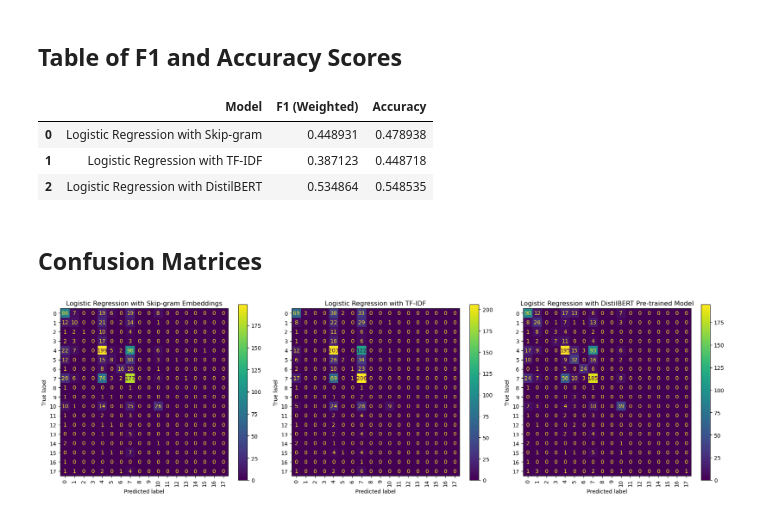
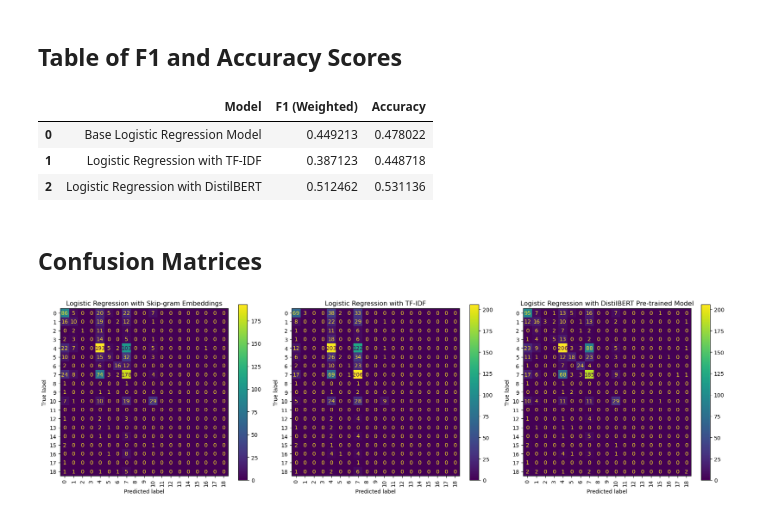
Before and after one commit to dannu444/4nl3-movie-genre-classifier, a Jupyter notebook: models/logistic-regression/logistic-regression-model.ipynb, the cells around one changed output. Cells and saved outputs as stored; diff of their text form; code cells hidden in the pictures.

```diff
--- a/models/logistic-regression/logistic-regression-model.ipynb
+++ b/models/logistic-regression/logistic-regression-model.ipynb
@@ -169,19 +191,18 @@ model_params = {
     'seed': 42,
     'epochs': 30,
 }
-w2v_model = Word2Vec(sentences=tokenized_plot_descriptions, sg=model_params['sg'], vector_size=model_params['vector_size'], window=model_params['window'], min_count=model_params['min_count'], workers=model_params['workers'], seed=model_params['seed'], epochs=model_params['epochs'])
+w2v_embedding_model = Word2Vec(sentences=tokenized_plot_descriptions, sg=model_params['sg'], vector_size=model_params['vector_size'], window=model_params['window'], min_count=model_params['min_count'], workers=model_params['workers'], seed=model_params['seed'], epochs=model_params['epochs'])
 
 ## -- Get Doc Embeddings Vectors -- ##
 def get_doc_vectors(tokens, model):
-    doc_vecs = [w2v_model.wv[word] for word in tokens if word in w2v_model.wv]
+    doc_vecs = [w2v_embedding_model.wv[word] for word in tokens if word in w2v_embedding_model.wv]
     if not doc_vecs:
         return np.zeros(model.vector_size)
     return np.mean(doc_vecs, axis=0)
 
 ## -- Get X and y data -- ##
-X_w2v = np.array([get_doc_vectors(texts, w2v_model) for texts in tokenized_plot_descriptions])
+X_w2v = np.array([get_doc_vectors(texts, w2v_embedding_model) for texts in tokenized_plot_descriptions])
 y_w2v = np.array(genres)
-
 
 ## -- Train/Test Split -- ##
 X_train_w2v, X_test_w2v, y_train_w2v, y_test_w2v, train_indices, test_indices = train_test_split(X_w2v, y_w2v, np.arange(len(X_w2v)), test_size=0.2, random_state=42)
@@ -319,5 +340,6 @@ Accuracy Score: 0.44871794871794873
 PRETRAINED_MODEL_NAME = "distilbert-base-cased"
 
 tokenizer_pre_1 = AutoTokenizer.from_pretrained(PRETRAINED_MODEL_NAME)
-model_pre_1 = AutoModelForSequenceClassification.from_pretrained(PRETRAINED_MODEL_NAME, num_labels=19)
+bert_model = AutoModel.from_pretrained(PRETRAINED_MODEL_NAME).to("cuda")
+bert_model.eval()
 # %% [output]
@@ -395,13 +401,5 @@ Label Mapping: {'Action': 0, 'Adventure': 1, 'Animation': 2, 'Children': 3, 'Com
 # %%
-# Training arguments for Pre-trained Model 1
-
-training_args_pre_1 = TrainingArguments(output_dir="./training_checkpoints/distilbert-base", num_train_epochs=3) # fix output directory
-trainer_pre_1 = Trainer(
-    model=model_pre_1,
-    args=training_args_pre_1,
-    train_dataset=encoded_X_pre_1,
-    eval_dataset=encoded_X_test_pre_1,
-)
-
-trainer_pre_1.train()
+# Training logistic regression model on BERT embeddings
+bert_classifier = LogisticRegression(max_iter=1000)
+bert_classifier.fit(X_train_bert, y_train_enc)
 # %% [output]
@@ -414,9 +407,7 @@ TrainOutput(global_step=1638, training_loss=1.1424776666475884, metrics={'train_
 # %%
 # Evaluate the model on the test set
-predictions_pre_1 = trainer_pre_1.predict(encoded_X_test_pre_1)
-y_pred_pre_1 = np.argmax(predictions_pre_1.predictions, axis=-1)
-y_pred_indices = predictions_pre_1.predictions.argmax(axis=1)
-y_pred_pre_1 = label_encoder.inverse_transform(y_pred_indices) # Decode integer predictions
+y_pred_indices = bert_classifier.predict(X_test_bert)
+y_pred_pre_1 = label_encoder.inverse_transform(y_pred_indices)
 print(classification_report(y_test, y_pred_pre_1))
 
 # store metric for later comparison
@@ -453,7 +443,7 @@ Accuracy Score: 0.5485347985347986
 # %%
 results = {
     "Model": [
-        f"Logistic Regression with Skip-gram",
+        f"Base Logistic Regression Model",
         f"Logistic Regression with TF-IDF",
         f"Logistic Regression with DistilBERT",
     ],
@@ -465,9 +455,9 @@ results_df = pd.DataFrame(results)
 results_df
 # %% [output]
 |  | Model | F1 (Weighted) | Accuracy |
-| 0 | Logistic Regression with Skip-gram | 0.448931 | 0.478938 |
+| 0 | Base Logistic Regression Model | 0.449213 | 0.478022 |
 | 1 | Logistic Regression with TF-IDF | 0.387123 | 0.448718 |
-| 2 | Logistic Regression with DistilBERT | 0.534864 | 0.548535 |
+| 2 | Logistic Regression with DistilBERT | 0.512462 | 0.531136 |
 # %%
 # Save Results as PNG
 fig, ax = plt.subplots(figsize=(10, 2))
@@ -484,19 +474,20 @@ plt.close()
 # %%
 fig, axes = plt.subplots(1,3, figsize=(18, 5))
 
 models_to_plot = [
     (y_test_w2v, y_pred_w2v, "Logistic Regression with Skip-gram Embeddings"),
     (y_test_w2v2, y_pred_w2v2, "Logistic Regression with TF-IDF"),
     (y_test, y_pred_pre_1, "Logistic Regression with DistilBERT Pre-trained Model"),
 ]
 
+all_labels = label_encoder.classes_
 for ax, (y_true, y_pred_vals, title) in zip(axes, models_to_plot):
-    cm = confusion_matrix(y_true, y_pred_vals)
+    cm = confusion_matrix(y_true, y_pred_vals, labels=all_labels)
     disp = ConfusionMatrixDisplay(confusion_matrix=cm)
     disp.plot(ax=ax, xticks_rotation=90)
     ax.set_title(title)
 plt.tight_layout()
 plt.savefig("./logistic-regression-output/confusion_matrices.png", dpi=300, bbox_inches="tight")
 plt.show()
 # %% [output]
-[figure, old version]
+[figure, new version]
```
Also changed, not shown: parts of 15 cells of this notebook, 10 other files.
